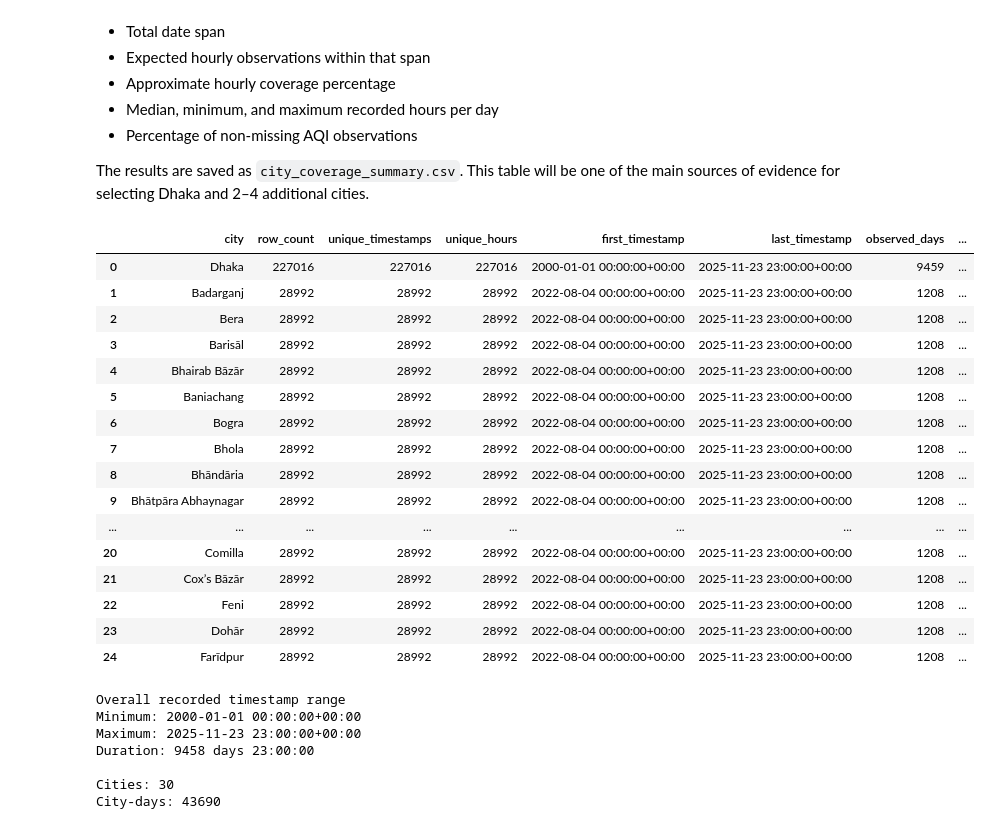
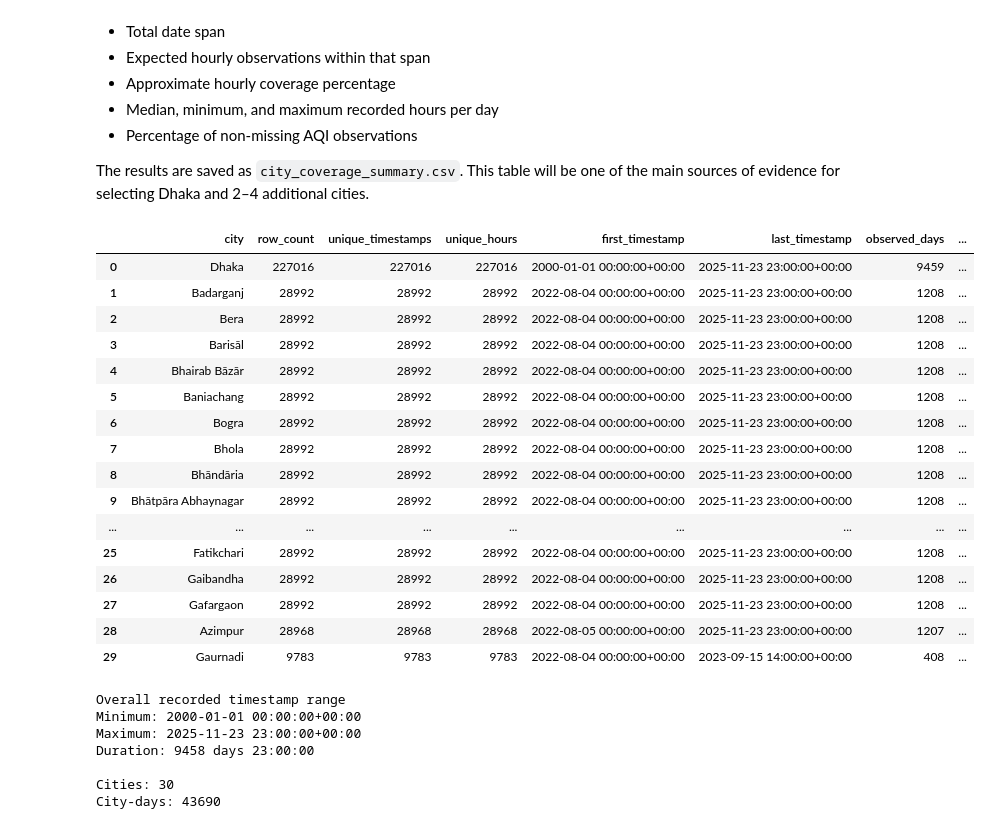
Before and after one commit to ArafUlHaque/cse437-air-quality-group-18, a Jupyter notebook: notebooks/01_data_audit_and_eda.ipynb, the cells around one changed output. Saved outputs shown, nothing was run; the diff lists cells and outputs as text; code cells hidden in the pictures.

```diff
--- a/notebooks/01_data_audit_and_eda.ipynb
+++ b/notebooks/01_data_audit_and_eda.ipynb
@@ -602,11 +587,12 @@ coverage = (
     .reset_index()
 )
 
-coverage["span_days"] = (
-    (coverage["last_timestamp"] - coverage["first_timestamp"]).dt.total_seconds() / 86400
+coverage["span_hours"] = (
+    (coverage["last_timestamp"] - coverage["first_timestamp"]).dt.total_seconds() / 3600
 ) + 1
 
-coverage["expected_hours_in_span"] = coverage["span_days"] * 24
+coverage["expected_hours_in_span"] = coverage["span_hours"]
+coverage["span_days"] = coverage["span_hours"] / 24
 coverage["hourly_coverage_percent"] = (
     100 * coverage["unique_hours"] / coverage["expected_hours_in_span"]
 )
@@ -629,39 +615,39 @@ daily_coverage = (
         maximum_unique_hours_per_day=("unique_hours", "max"),
     )
     .reset_index()
 )
 
 aqi_completeness = (
     audit_valid.groupby("city")["aqi"]
     .apply(lambda values: 100 * values.notna().mean())
     .rename("aqi_non_missing_percent")
     .reset_index()
 )
 
 coverage = coverage.merge(daily_coverage, on="city", how="left")
 coverage = coverage.merge(aqi_completeness, on="city", how="left")
 coverage = coverage.sort_values("row_count", ascending=False).reset_index(drop=True)
 
-display(coverage.head(25))
+display(coverage.head(30))
 coverage.to_csv(AUDIT_DIR / "city_coverage_summary.csv", index=False)
 # %% [output]
 |  | city | row_count | unique_timestamps | unique_hours | first_timestamp | last_timestamp | observed_days | ... |
 | 0 | Dhaka | 227016 | 227016 | 227016 | 2000-01-01 00:00:00+00:00 | 2025-11-23 23:00:00+00:00 | 9459 | ... |
 | 1 | Badarganj | 28992 | 28992 | 28992 | 2022-08-04 00:00:00+00:00 | 2025-11-23 23:00:00+00:00 | 1208 | ... |
 | 2 | Bera | 28992 | 28992 | 28992 | 2022-08-04 00:00:00+00:00 | 2025-11-23 23:00:00+00:00 | 1208 | ... |
 | 3 | Barisāl | 28992 | 28992 | 28992 | 2022-08-04 00:00:00+00:00 | 2025-11-23 23:00:00+00:00 | 1208 | ... |
 | 4 | Bhairab Bāzār | 28992 | 28992 | 28992 | 2022-08-04 00:00:00+00:00 | 2025-11-23 23:00:00+00:00 | 1208 | ... |
 | 5 | Baniachang | 28992 | 28992 | 28992 | 2022-08-04 00:00:00+00:00 | 2025-11-23 23:00:00+00:00 | 1208 | ... |
 | 6 | Bogra | 28992 | 28992 | 28992 | 2022-08-04 00:00:00+00:00 | 2025-11-23 23:00:00+00:00 | 1208 | ... |
 | 7 | Bhola | 28992 | 28992 | 28992 | 2022-08-04 00:00:00+00:00 | 2025-11-23 23:00:00+00:00 | 1208 | ... |
 | 8 | Bhāndāria | 28992 | 28992 | 28992 | 2022-08-04 00:00:00+00:00 | 2025-11-23 23:00:00+00:00 | 1208 | ... |
 | 9 | Bhātpāra Abhaynagar | 28992 | 28992 | 28992 | 2022-08-04 00:00:00+00:00 | 2025-11-23 23:00:00+00:00 | 1208 | ... |
 | ... | ... | ... | ... | ... | ... | ... | ... | ... |
-| 20 | Comilla | 28992 | 28992 | 28992 | 2022-08-04 00:00:00+00:00 | 2025-11-23 23:00:00+00:00 | 1208 | ... |
-| 21 | Cox’s Bāzār | 28992 | 28992 | 28992 | 2022-08-04 00:00:00+00:00 | 2025-11-23 23:00:00+00:00 | 1208 | ... |
-| 22 | Feni | 28992 | 28992 | 28992 | 2022-08-04 00:00:00+00:00 | 2025-11-23 23:00:00+00:00 | 1208 | ... |
-| 23 | Dohār | 28992 | 28992 | 28992 | 2022-08-04 00:00:00+00:00 | 2025-11-23 23:00:00+00:00 | 1208 | ... |
-| 24 | Farīdpur | 28992 | 28992 | 28992 | 2022-08-04 00:00:00+00:00 | 2025-11-23 23:00:00+00:00 | 1208 | ... |
+| 25 | Fatikchari | 28992 | 28992 | 28992 | 2022-08-04 00:00:00+00:00 | 2025-11-23 23:00:00+00:00 | 1208 | ... |
+| 26 | Gaibandha | 28992 | 28992 | 28992 | 2022-08-04 00:00:00+00:00 | 2025-11-23 23:00:00+00:00 | 1208 | ... |
+| 27 | Gafargaon | 28992 | 28992 | 28992 | 2022-08-04 00:00:00+00:00 | 2025-11-23 23:00:00+00:00 | 1208 | ... |
+| 28 | Azimpur | 28968 | 28968 | 28968 | 2022-08-05 00:00:00+00:00 | 2025-11-23 23:00:00+00:00 | 1207 | ... |
+| 29 | Gaurnadi | 9783 | 9783 | 9783 | 2022-08-04 00:00:00+00:00 | 2023-09-15 14:00:00+00:00 | 408 | ... |
 # %%
 print("Overall recorded timestamp range")
 print("Minimum:", audit_valid["timestamp"].min())
```
Also changed, not shown: parts of 24 cells of this notebook.
